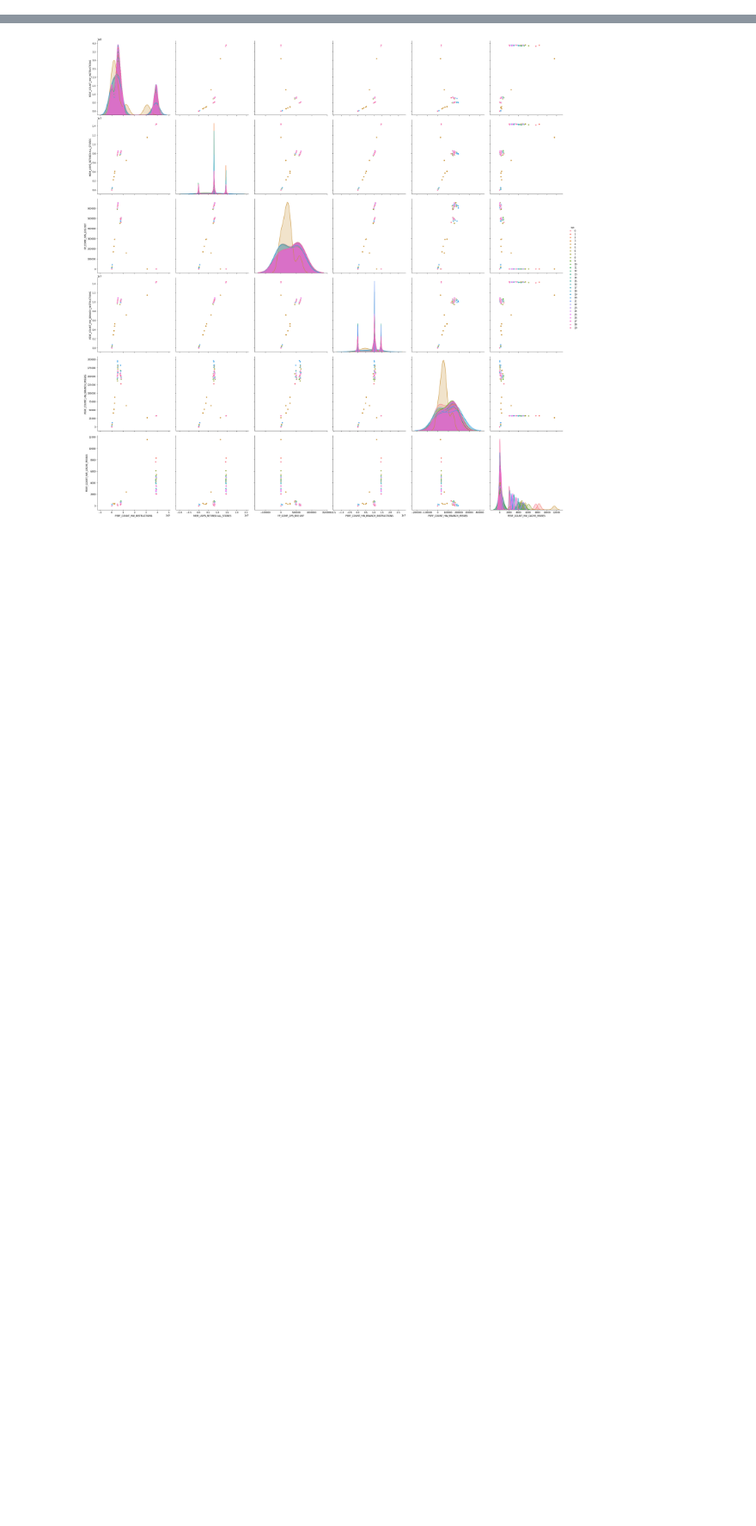
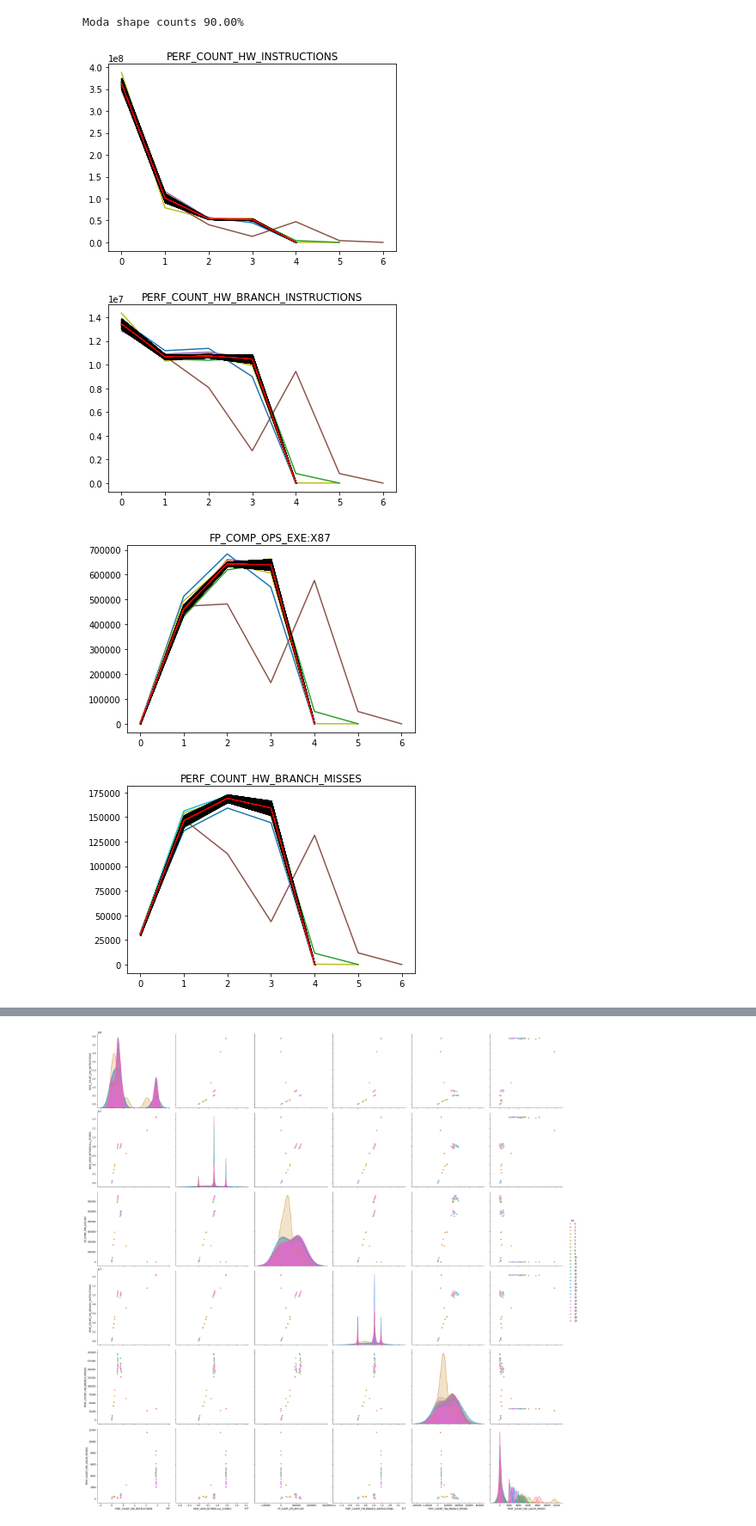
Before and after one commit to VitorRamos/performance_features, a Jupyter notebook: data_analysis.ipynb, the cells around one changed output, grey strips where cells are left out. Shown at 86% size. Cells and saved outputs as stored; diff of their text form; code cells hidden in the pictures; blank space fills up the shorter version.

```diff
--- a/data_analysis.ipynb
+++ b/data_analysis.ipynb
@@ -41,10 +77,0 @@ to_monitor= hw_events+mem_events+sw_events+double_list(rapl_events)
-# %%
-dfs= []
-pname= 'covariance_MEDIUM_DATASET' # ./hello
-try:
-    for i in tqdm(range(30)):
-        program= Profiler(program_args=['polybench/'+pname], events_groups=to_monitor)
-        data= program.run(sample_period=0.05,reset_on_sample=True)
-        dfs.append(pd.DataFrame(data, columns=flat_list(to_monitor)))
-except RuntimeError as e:
-    print(e.args[0])
@@ -59,6 +77,0 @@ dfs[0].tail(5)
-# %%
-for c in tqdm(dfs[0].columns):
-    plt.figure()
-    for df in dfs:
-        df[c].plot()
-        plt.title(c)
@@ -78,0 +78,35 @@ for c in tqdm(dfs[0].columns):
+# %%
+data= run_program(pargs=['polybench/covariance_MEDIUM_DATASET'])
+# %%
+def smooth_df(runs, cols_names):
+    count_shapes= defaultdict(lambda:0)
+    for r in runs:
+        count_shapes[np.shape(r)]+=1
+    moda_shape= max(count_shapes,key=count_shapes.get)
+
+    print("Moda shape counts {:.2f}%".format(count_shapes[moda_shape]/sum(count_shapes.values())*100))
+    data_moda= [d for d in runs if np.shape(d) == moda_shape]
+
+    big_l= []
+    for r in data_moda:
+        big_l.append(np.array(r).reshape(-1))
+    big_l= np.asarray(big_l)
+
+    med_avg= []
+    std_avg= []
+    for s in range(big_l.shape[1]):
+        median= np.sort(big_l[:,s])[3:-3]
+        med_avg.append(median.mean())
+        std_avg.append(median.std())
+
+    med_avg= np.asarray(med_avg)
+    std_avg= np.asarray(std_avg)
+
+    med_avg= pd.DataFrame(med_avg.reshape(moda_shape), columns=cols_names)
+    std_avg= pd.DataFrame(std_avg.reshape(moda_shape), columns=cols_names)
+
+    return med_avg, std_avg
+
+avg_df, std_df= smooth_df(data, flat_list(to_monitor))
+# %% [output]
+Moda shape counts 90.00%
@@ -78,0 +133,29 @@ for c in tqdm(dfs[0].columns):
+# %%
+# for c in tqdm(dfs[0].columns):
+#     plt.figure()
+#     for df in dfs:
+#         df[c].plot()
+#         smoth_df[c].plot(linewidth=4,color='b')
+#         plt.title(c)
+
+for i, c in tqdm(enumerate(flat_list(to_monitor)[0:10])):
+    plt.figure()
+    for r in data:
+        aux= np.array(r)
+        plt.plot(aux[:,i],zorder=0)
+
+        aux= avg_df[c].values
+        aux_std= std_df[c].values
+        plt.fill_between(np.arange(aux.shape[0]), aux-3*aux_std, aux+3*aux_std,color='k',zorder=1)
+        plt.plot(aux,c='r',linewidth=0.5)
+        #avg_df[c].plot(yerr=5*std_df[c].values)
+        #avg_df[c].plot.area()
+        #plt.plot(avg_df[c].values,xerr=std_df[c].values,linewidth=1,color='k')
+        #plt.plot(avg_df[c].values+3*std_df[c].values, c='b')
+        #plt.plot(avg_df[c].values-3*std_df[c].values, c='r')
+    plt.title(c)
+# %% [output]
+[figure, added]
+[figure, added]
+[figure, added]
+[figure, added]
```
Also changed, not shown: parts of 12 cells of this notebook.
